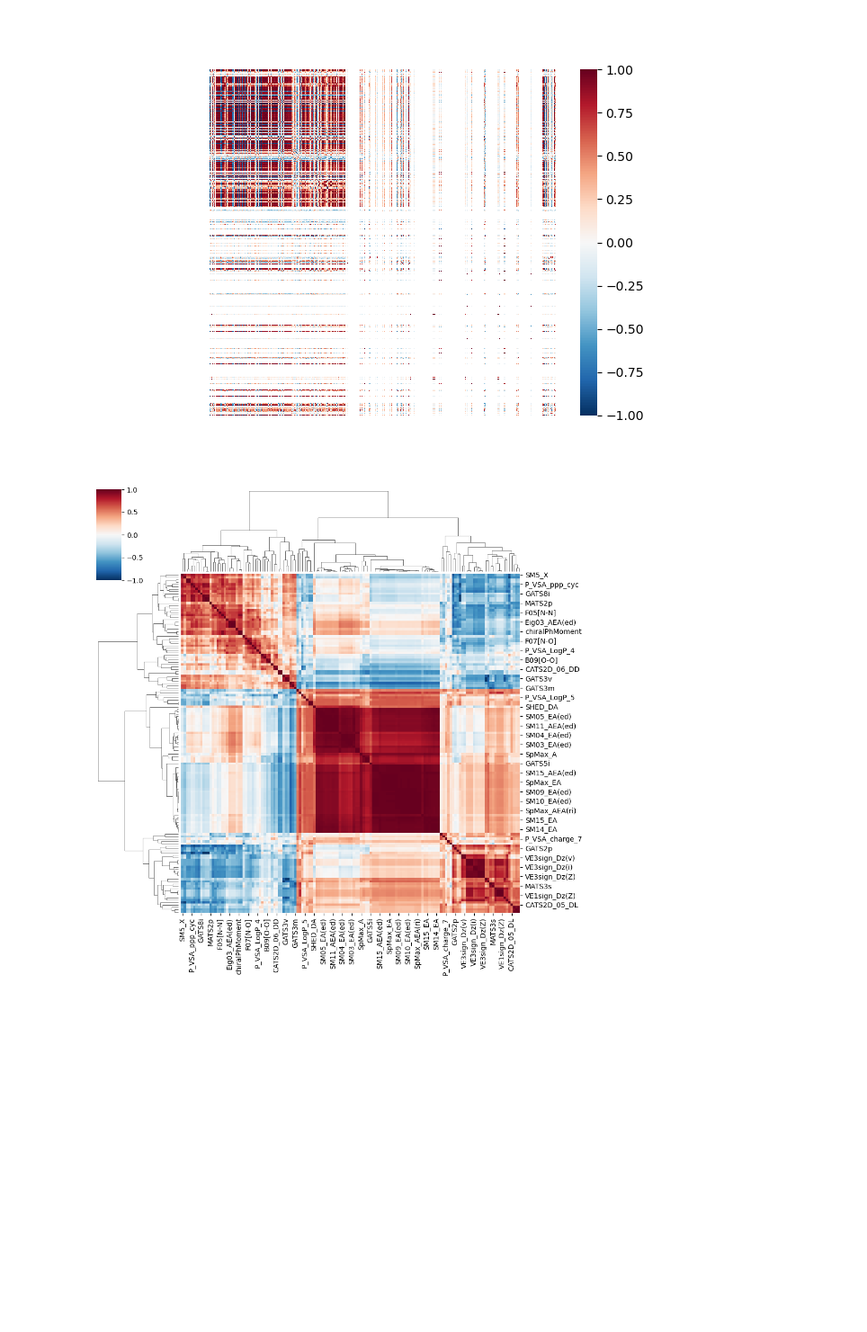
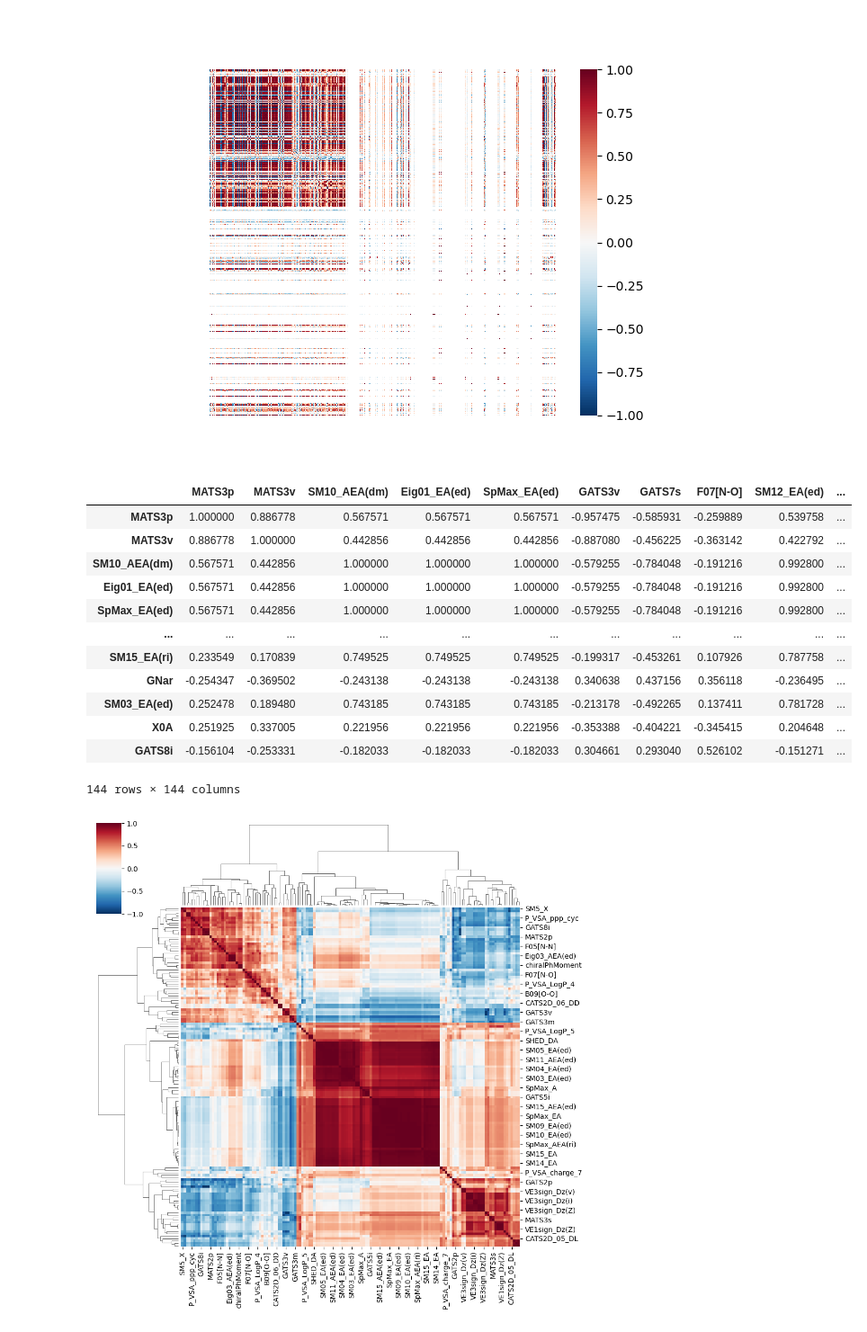
Before and after one commit to leescu/NHGPM, a Jupyter notebook: python/Figure 1.ipynb, the cells around one changed output. Shown at 90% size. Drawn from its saved outputs; the diff is of its cells as text; code cells hidden in the pictures; blank space fills up the shorter version.

```diff
--- a/python/Figure 1.ipynb
+++ b/python/Figure 1.ipynb
@@ -249,2 +242,20 @@ plt.savefig('./original figure/Figure S1.svg', dpi=300,format="png")
 # %% [output]
 [figure]
+# %%
+df_corr=X_scaled_data.corr(method='spearman')
+df_corr
+df_corr.to_csv("./Results/Fig S2.csv",sep=',')
+# %% [output]
+|  | MATS3p | MATS3v | SM10_AEA(dm) | Eig01_EA(ed) | SpMax_EA(ed) | GATS3v | GATS7s | F07[N-O] | SM12_EA(ed) | ... |
+| MATS3p | 1.000000 | 0.886778 | 0.567571 | 0.567571 | 0.567571 | -0.957475 | -0.585931 | -0.259889 | 0.539758 | ... |
+| MATS3v | 0.886778 | 1.000000 | 0.442856 | 0.442856 | 0.442856 | -0.887080 | -0.456225 | -0.363142 | 0.422792 | ... |
+| SM10_AEA(dm) | 0.567571 | 0.442856 | 1.000000 | 1.000000 | 1.000000 | -0.579255 | -0.784048 | -0.191216 | 0.992800 | ... |
+| Eig01_EA(ed) | 0.567571 | 0.442856 | 1.000000 | 1.000000 | 1.000000 | -0.579255 | -0.784048 | -0.191216 | 0.992800 | ... |
+| SpMax_EA(ed) | 0.567571 | 0.442856 | 1.000000 | 1.000000 | 1.000000 | -0.579255 | -0.784048 | -0.191216 | 0.992800 | ... |
+| ... | ... | ... | ... | ... | ... | ... | ... | ... | ... | ... |
+| SM15_EA(ri) | 0.233549 | 0.170839 | 0.749525 | 0.749525 | 0.749525 | -0.199317 | -0.453261 | 0.107926 | 0.787758 | ... |
+| GNar | -0.254347 | -0.369502 | -0.243138 | -0.243138 | -0.243138 | 0.340638 | 0.437156 | 0.356118 | -0.236495 | ... |
+| SM03_EA(ed) | 0.252478 | 0.189480 | 0.743185 | 0.743185 | 0.743185 | -0.213178 | -0.492265 | 0.137411 | 0.781728 | ... |
+| X0A | 0.251925 | 0.337005 | 0.221956 | 0.221956 | 0.221956 | -0.353388 | -0.404221 | -0.345415 | 0.204648 | ... |
+| GATS8i | -0.156104 | -0.253331 | -0.182033 | -0.182033 | -0.182033 | 0.304661 | 0.293040 | 0.526102 | -0.151271 | ... |
+144 rows × 144 columns
```
Also changed, not shown: parts of 17 cells of this notebook, 3 other files.
